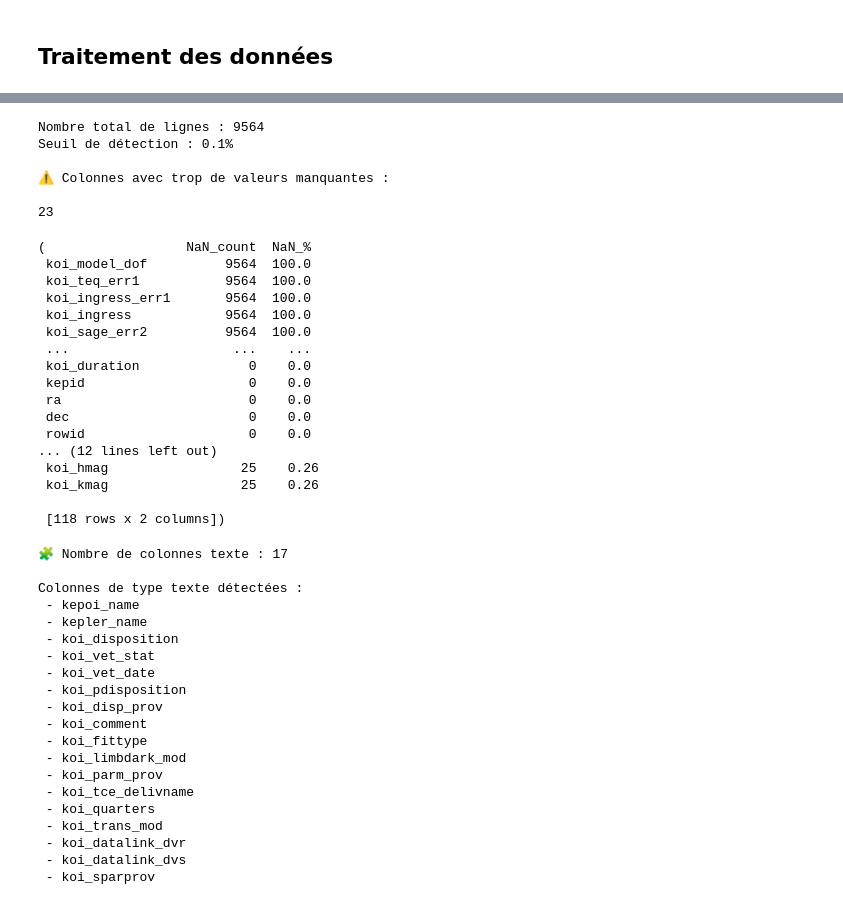
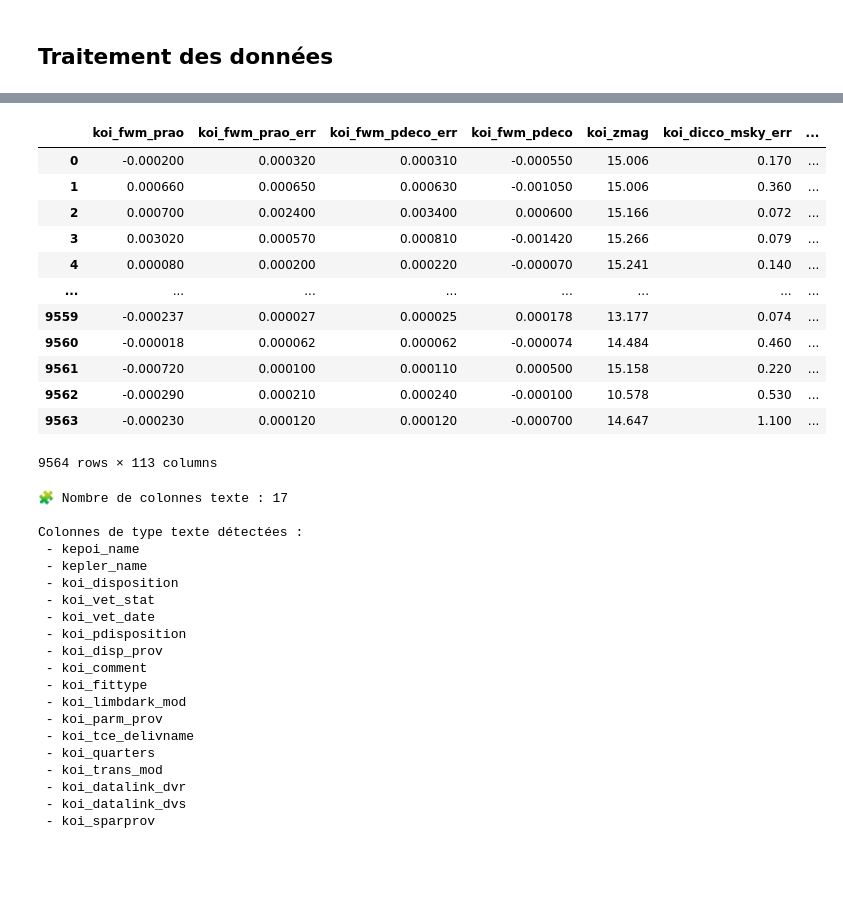
Before and after one commit to Gabafle/Nasa_Space_Challenge_M2AQUA-, a Jupyter notebook: backend/src/data_set_1_felix.ipynb, the cells around one changed output, grey strips where cells are left out. Drawn from its saved outputs; the diff is of its cells as text; code cells hidden in the pictures; blank space fills up the shorter version.

```diff
--- a/src/data_sets/data_set_1_felix.ipynb
+++ b/backend/src/data_set_1_felix.ipynb
@@ -159,29 +144,19 @@ def analyse_nan(df: pd.DataFrame, seuil: float = 20.0) -> pd.DataFrame:
 # %%
-analyse_nan(df, 0.1)
+data_cleaned
 # %% [output]
+|  | koi_fwm_prao | koi_fwm_prao_err | koi_fwm_pdeco_err | koi_fwm_pdeco | koi_zmag | koi_dicco_msky_err | ... |
+| 0 | -0.000200 | 0.000320 | 0.000310 | -0.000550 | 15.006 | 0.170 | ... |
+| 1 | 0.000660 | 0.000650 | 0.000630 | -0.001050 | 15.006 | 0.360 | ... |
+| 2 | 0.000700 | 0.002400 | 0.003400 | 0.000600 | 15.166 | 0.072 | ... |
+| 3 | 0.003020 | 0.000570 | 0.000810 | -0.001420 | 15.266 | 0.079 | ... |
+| 4 | 0.000080 | 0.000200 | 0.000220 | -0.000070 | 15.241 | 0.140 | ... |
+| ... | ... | ... | ... | ... | ... | ... | ... |
+| 9559 | -0.000237 | 0.000027 | 0.000025 | 0.000178 | 13.177 | 0.074 | ... |
+| 9560 | -0.000018 | 0.000062 | 0.000062 | -0.000074 | 14.484 | 0.460 | ... |
+| 9561 | -0.000720 | 0.000100 | 0.000110 | 0.000500 | 15.158 | 0.220 | ... |
+| 9562 | -0.000290 | 0.000210 | 0.000240 | -0.000100 | 10.578 | 0.530 | ... |
+| 9563 | -0.000230 | 0.000120 | 0.000120 | -0.000700 | 14.647 | 1.100 | ... |
-Nombre total de lignes : 9564
-Seuil de détection : 0.1%
-
-⚠️ Colonnes avec trop de valeurs manquantes :
-
-23
+9564 rows × 113 columns
-(                  NaN_count  NaN_%
- koi_model_dof          9564  100.0
- koi_teq_err1           9564  100.0
- koi_ingress_err1       9564  100.0
- koi_ingress            9564  100.0
- koi_sage_err2          9564  100.0
- ...                     ...    ...
- koi_duration              0    0.0
- kepid                     0    0.0
- ra                        0    0.0
- dec                       0    0.0
- rowid                     0    0.0
-... (12 lines left out)
- koi_hmag                 25    0.26
- koi_kmag                 25    0.26
-
- [118 rows x 2 columns])
 # %%
 
 cols_str = df.select_dtypes(include=['object', 'string']).columns.tolist()
```
Also changed, not shown: parts of 3 cells of this notebook, 12 other files.
